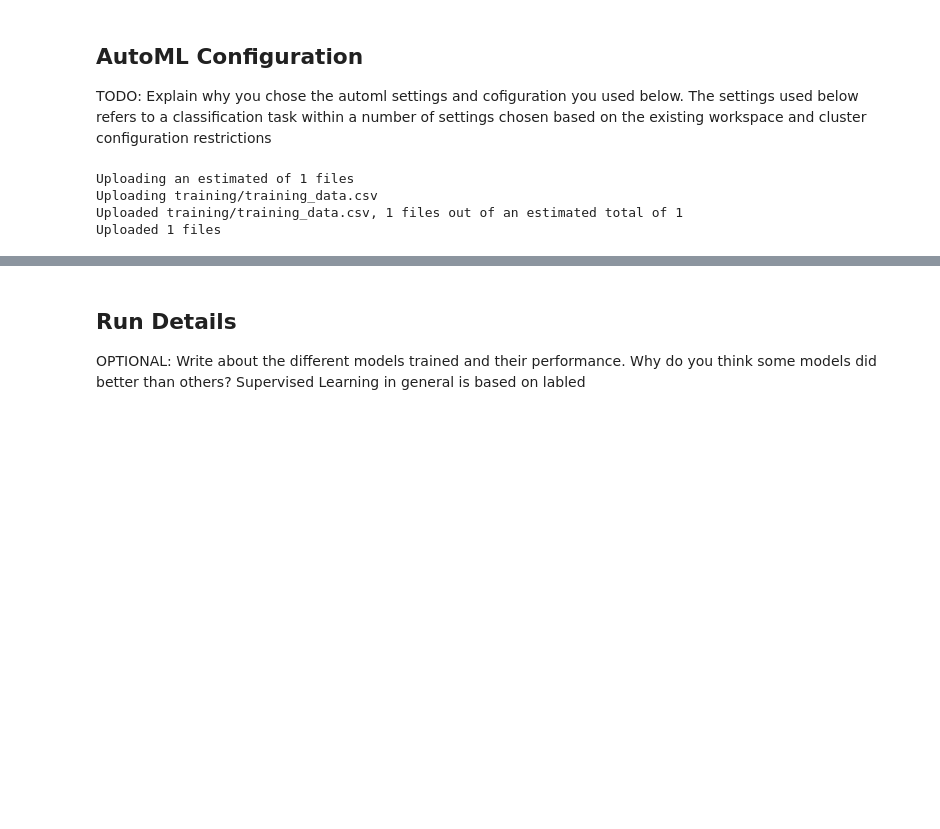
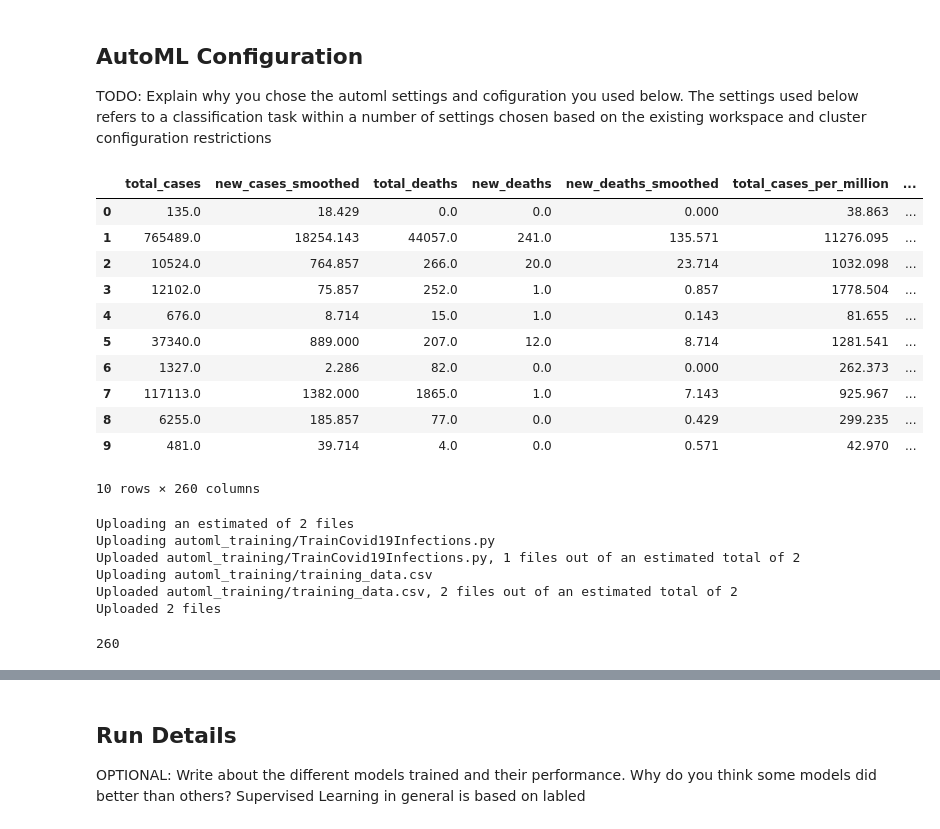
Before and after one commit to ons-cherif/Covid19-New-Cases-Classification, a Jupyter notebook: starter_file/automl.ipynb, the cells around one changed output, grey strips where cells are left out. Cells and saved outputs as stored; diff of their text form; code cells hidden in the pictures; blank space fills up the shorter version.

Commit message:
automl done

```diff
--- a/starter_file/automl.ipynb
+++ b/starter_file/automl.ipynb
@@ -231,34 +286,45 @@ project_folder = './pipeline-project'
 ## AutoML Configuration
 TODO: Explain why you chose the automl settings and cofiguration you used below.
 The settings used below refers to a classification task within a number of settings chosen based on the existing workspace and cluster configuration restrictions
+# %%
+# Removing index column before submitting the run
+training_data.reset_index(drop=True, inplace=True)
+training_data.head(10)
+# %% [output]
+|  | total_cases | new_cases_smoothed | total_deaths | new_deaths | new_deaths_smoothed | total_cases_per_million | ... |
+| 0 | 135.0 | 18.429 | 0.0 | 0.0 | 0.000 | 38.863 | ... |
+| 1 | 765489.0 | 18254.143 | 44057.0 | 241.0 | 135.571 | 11276.095 | ... |
+| 2 | 10524.0 | 764.857 | 266.0 | 20.0 | 23.714 | 1032.098 | ... |
+| 3 | 12102.0 | 75.857 | 252.0 | 1.0 | 0.857 | 1778.504 | ... |
+| 4 | 676.0 | 8.714 | 15.0 | 1.0 | 0.143 | 81.655 | ... |
+| 5 | 37340.0 | 889.000 | 207.0 | 12.0 | 8.714 | 1281.541 | ... |
+| 6 | 1327.0 | 2.286 | 82.0 | 0.0 | 0.000 | 262.373 | ... |
+| 7 | 117113.0 | 1382.000 | 1865.0 | 1.0 | 7.143 | 925.967 | ... |
+| 8 | 6255.0 | 185.857 | 77.0 | 0.0 | 0.429 | 299.235 | ... |
+| 9 | 481.0 | 39.714 | 4.0 | 0.0 | 0.571 | 42.970 | ... |
+10 rows × 260 columns
 # %%
 #convert the training dataset to a CSV file and store it under the training folder
-training_data.to_csv('training/training_data.csv')
+training_data.to_csv('automl_training/training_data.csv', index=False)
 
 # Get the dataset from the data folder
-datastore.upload_files(files = ['training/training_data.csv'],
-                       target_path ='./data/',
-                       overwrite = True,
-                       show_progress = True)
-training_dataset = TabularDatasetFactory.from_delimited_files(path=[(datastore,('./data/training_data.csv'))])
-automl_settings = {
-    "n_cross_validations": 5,
-    "primary_metric": 'accuracy',
-    "enable_early_stopping": True,
-    "experiment_timeout_hours": 1.0,
-    "max_concurrent_iterations": 3,
-}
-automl_config = AutoMLConfig(task = 'classification',
-                             compute_target = cpu_cluster,
-                             training_data = training_dataset,
-                             label_column_name = 'new_cases',
-                             featurization= 'auto',
-                             path=project_folder,
-                              model_explainability=True,
-                             debug_log = "Covid_automl_errors.log",
-                             **automl_settings)
+#datastore.upload_files(files = ['automl_training/training_data.csv'],
+#                       target_path ='./data/',
+#                       overwrite = True,
+#                       show_progress = True)
+
+datastore.upload(src_dir='automl_training/',target_path='data/',overwrite = True)
+# Get the dataset from the data folder
+training_dataset = TabularDatasetFactory.from_delimited_files(path=[(datastore,('data/training_data.csv'))])
+td = training_dataset.take(10).to_pandas_dataframe()
 # %% [output]
-Uploading an estimated of 1 files
-Uploading training/training_data.csv
-Uploaded training/training_data.csv, 1 files out of an estimated total of 1
-Uploaded 1 files
+Uploading an estimated of 2 files
+Uploading automl_training/TrainCovid19Infections.py
+Uploaded automl_training/TrainCovid19Infections.py, 1 files out of an estimated total of 2
+Uploading automl_training/training_data.csv
+Uploaded automl_training/training_data.csv, 2 files out of an estimated total of 2
+Uploaded 2 files
+# %%
+len(td.columns)
+# %% [output]
+260
```
Also changed, not shown: parts of 29 cells of this notebook, 3 other files.
